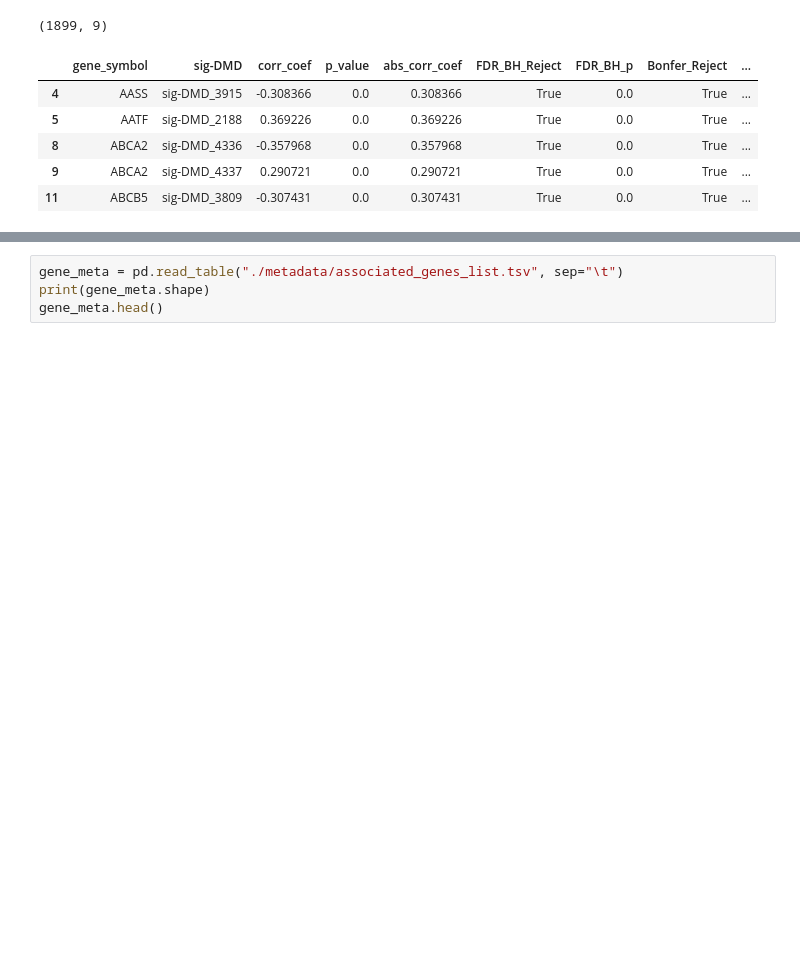
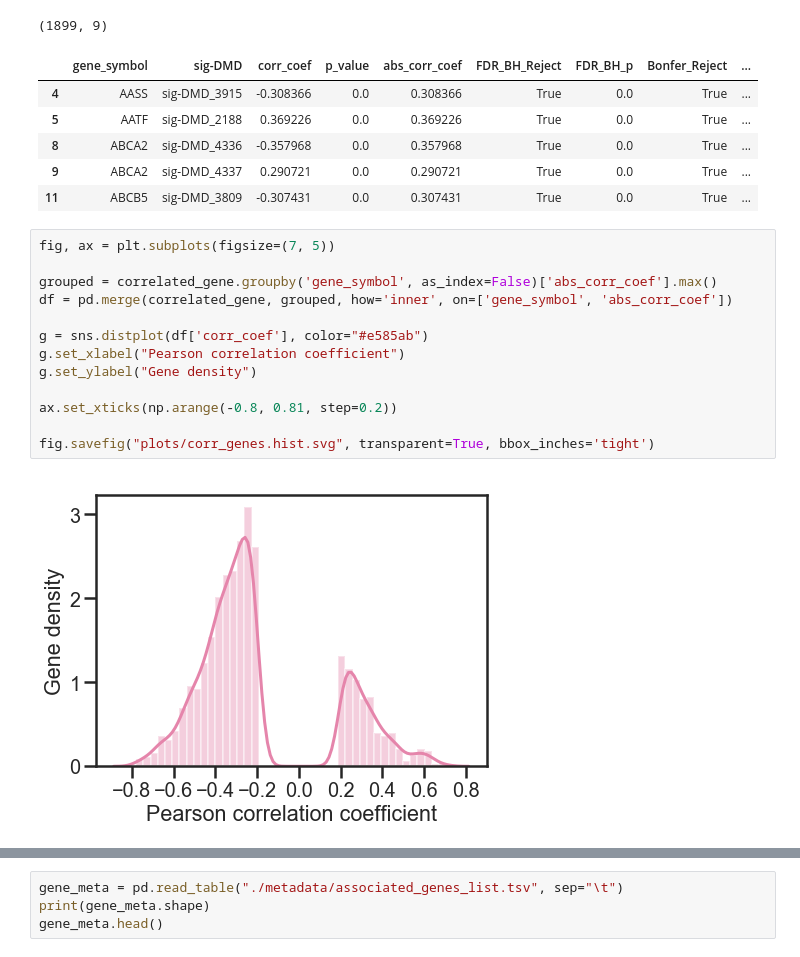
Before and after one commit to singuyenmai/DMV_BRCA_TCGA, a Jupyter notebook: Correlation_meth_expression.ipynb, the cells around one changed output, grey strips where cells are left out. Drawn from its saved outputs; the diff is of its cells as text; blank space fills up the shorter version.

```diff
--- a/Correlation_meth_expression.ipynb
+++ b/Correlation_meth_expression.ipynb
@@ -266,3 +276,18 @@ correlated_gene.head()
 | 8 | ABCA2 | sig-DMD_4336 | -0.357968 | 0.0 | 0.357968 | True | 0.0 | True | ... |
 | 9 | ABCA2 | sig-DMD_4337 | 0.290721 | 0.0 | 0.290721 | True | 0.0 | True | ... |
 | 11 | ABCB5 | sig-DMD_3809 | -0.307431 | 0.0 | 0.307431 | True | 0.0 | True | ... |
+# %%
+fig, ax = plt.subplots(figsize=(7, 5))
+
+grouped = correlated_gene.groupby('gene_symbol', as_index=False)['abs_corr_coef'].max()
+df = pd.merge(correlated_gene, grouped, how='inner', on=['gene_symbol', 'abs_corr_coef'])
+
+g = sns.distplot(df['corr_coef'], color="#e585ab")
+g.set_xlabel("Pearson correlation coefficient")
+g.set_ylabel("Gene density")
+
+ax.set_xticks(np.arange(-0.8, 0.81, step=0.2))
+
+fig.savefig("plots/corr_genes.hist.svg", transparent=True, bbox_inches='tight')
+# %% [output]
+[figure, added]
```
Also changed, not shown: parts of 12 cells of this notebook, 7 other files.
